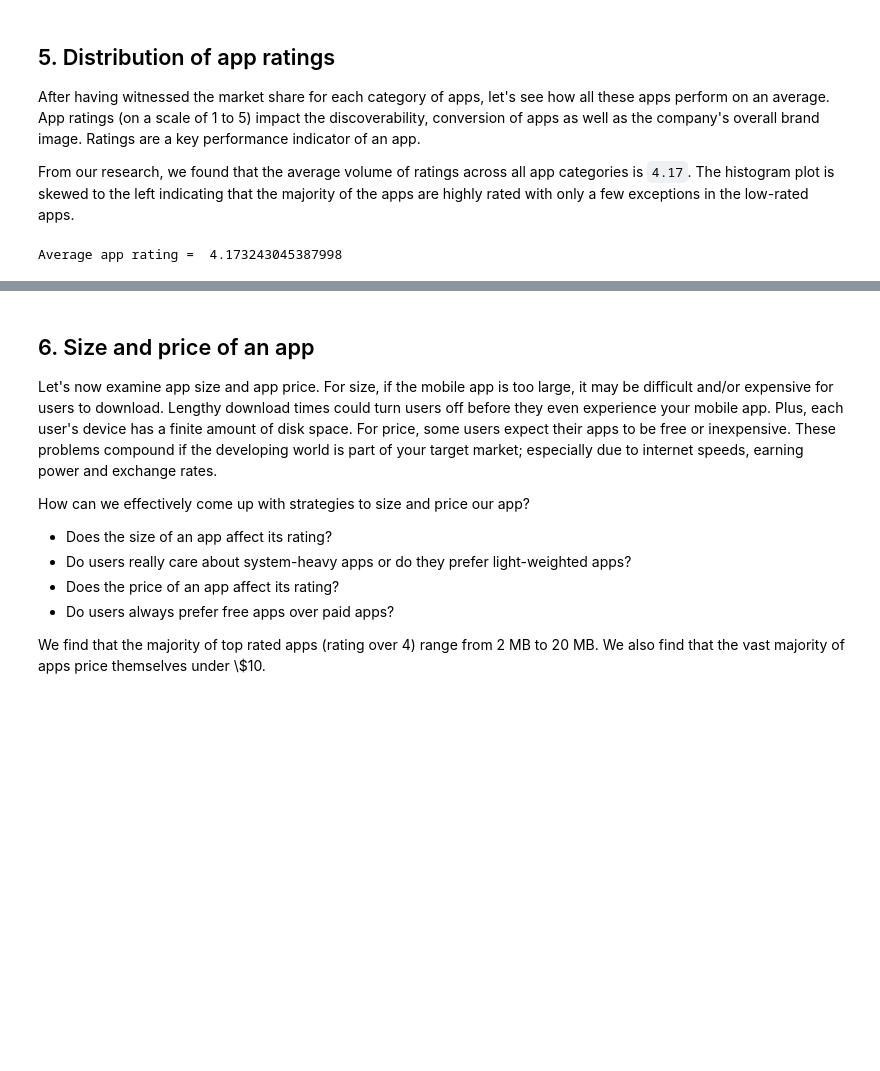
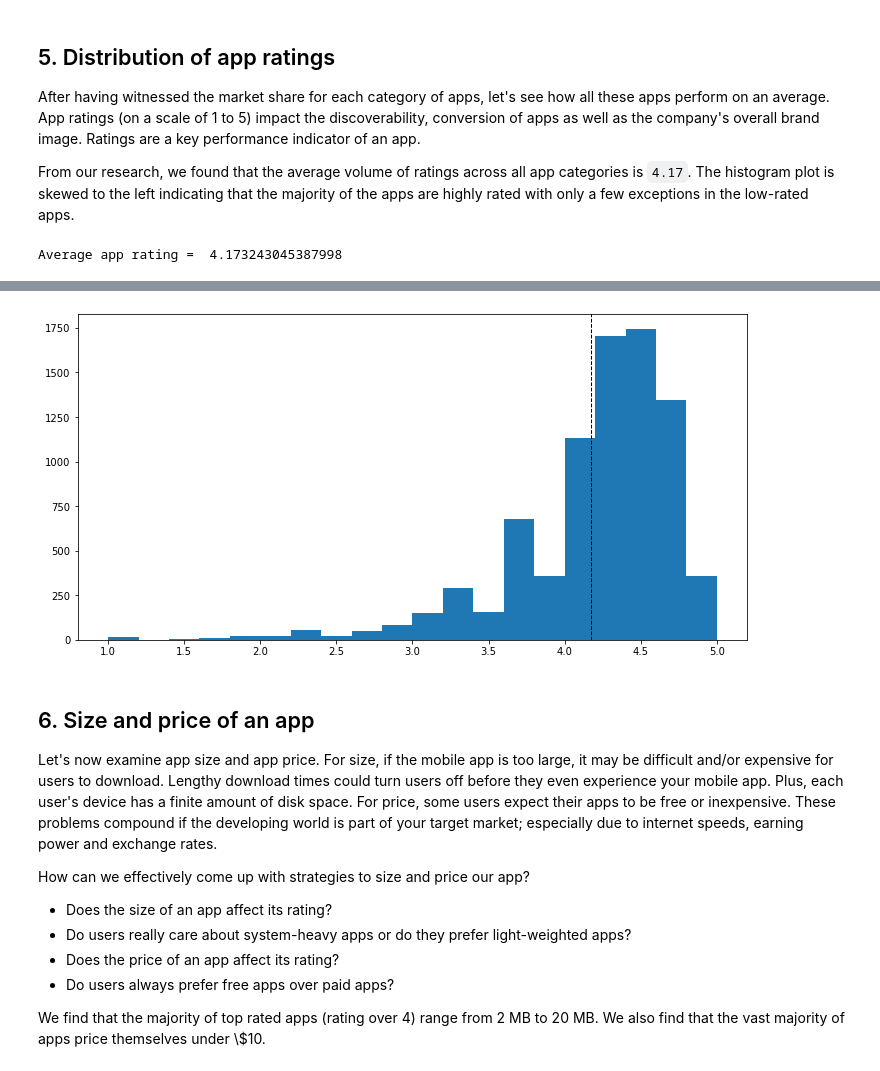
Before and after one commit to artsiom-bury/study-projects, a Jupyter notebook: Google Play/Google Play.ipynb, the cells around one changed output, grey strips where cells are left out. Saved outputs shown, nothing was run; the diff lists cells and outputs as text; code cells hidden in the pictures; blank space fills up the shorter version.

```diff
--- a/Google Play/Google Play.ipynb
+++ b/Google Play/Google Play.ipynb
@@ -122,20 +118,10 @@ Number of categories =  33
 avg_app_rating = apps['Rating'].mean()
 print('Average app rating = ', avg_app_rating)
 
-data = [go.Histogram(
-        x = apps['Rating']
-)]
+plt.figure(figsize=(12,6))
 
-layout = {'shapes': [{
-              'type' :'line',
-              'x0': avg_app_rating,
-              'y0': 0,
-              'x1': avg_app_rating,
-              'y1': 1000,
-              'line': { 'dash': 'dashdot'}
-          }]
-          }
-
-plotly.offline.iplot({'data': data, 'layout': layout})
+plt.hist(apps['Rating'], bins=20)
+plt.axvline(avg_app_rating, color='k', linestyle='dashed', linewidth=1)
+plt.show()
 # %% [output]
 Average app rating =  4.173243045387998
@@ -143,3 +128,4 @@ Average app rating =  4.173243045387998
+[figure, added]
 # %% [markdown]
 ## 6. Size and price of an app
 <p>Let's now examine app size and app price. For size, if the mobile app is too large, it may be difficult and/or expensive for users to download. Lengthy download times could turn users off before they even experience your mobile app. Plus, each user's device has a finite amount of disk space. For price, some users expect their apps to be free or inexpensive. These problems compound if the developing world is part of your target market; especially due to internet speeds, earning power and exchange rates.</p>
```
Also changed, not shown: parts of 7 cells of this notebook.
